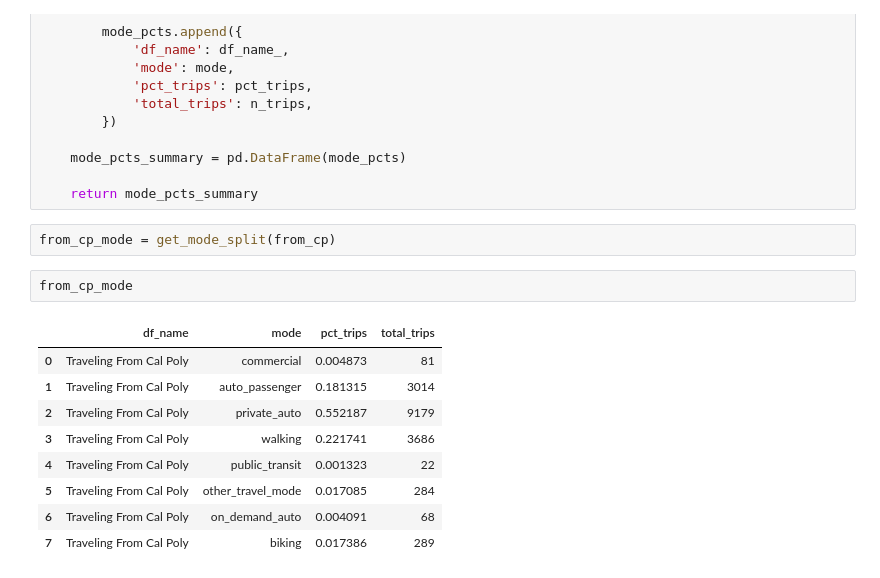
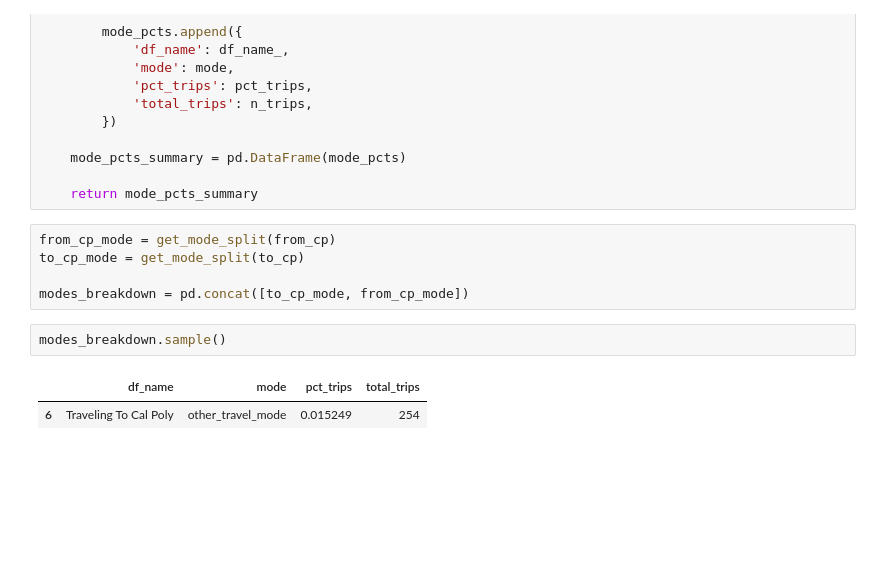
Before and after one commit to cal-itp/big-data-geoanalytics, a Jupyter notebook: replica/transit_od_analysis/big_data_od_analysis.ipynb, the cells around one changed output. Saved outputs shown, nothing was run; the diff lists cells and outputs as text; blank space fills up the shorter version.

```diff
--- a/replica/transit_od_analysis/big_data_od_analysis.ipynb
+++ b/replica/transit_od_analysis/big_data_od_analysis.ipynb
@@ -309,17 +309,13 @@ def get_mode_split(df):
     mode_pcts_summary = pd.DataFrame(mode_pcts)
 
     return mode_pcts_summary
-# %%
-from_cp_mode = get_mode_split(from_cp)
+# %%
+from_cp_mode = get_mode_split(from_cp)
+to_cp_mode = get_mode_split(to_cp)
+
+modes_breakdown = pd.concat([to_cp_mode, from_cp_mode])
 # %%
-from_cp_mode
+modes_breakdown.sample()
 # %% [output]
 |  | df_name | mode | pct_trips | total_trips |
-| 0 | Traveling From Cal Poly | commercial | 0.004873 | 81 |
-| 1 | Traveling From Cal Poly | auto_passenger | 0.181315 | 3014 |
-| 2 | Traveling From Cal Poly | private_auto | 0.552187 | 9179 |
-| 3 | Traveling From Cal Poly | walking | 0.221741 | 3686 |
-| 4 | Traveling From Cal Poly | public_transit | 0.001323 | 22 |
-| 5 | Traveling From Cal Poly | other_travel_mode | 0.017085 | 284 |
-| 6 | Traveling From Cal Poly | on_demand_auto | 0.004091 | 68 |
-| 7 | Traveling From Cal Poly | biking | 0.017386 | 289 |
+| 6 | Traveling To Cal Poly | other_travel_mode | 0.015249 | 254 |
```
Also changed, not shown: parts of 10 cells of this notebook.
